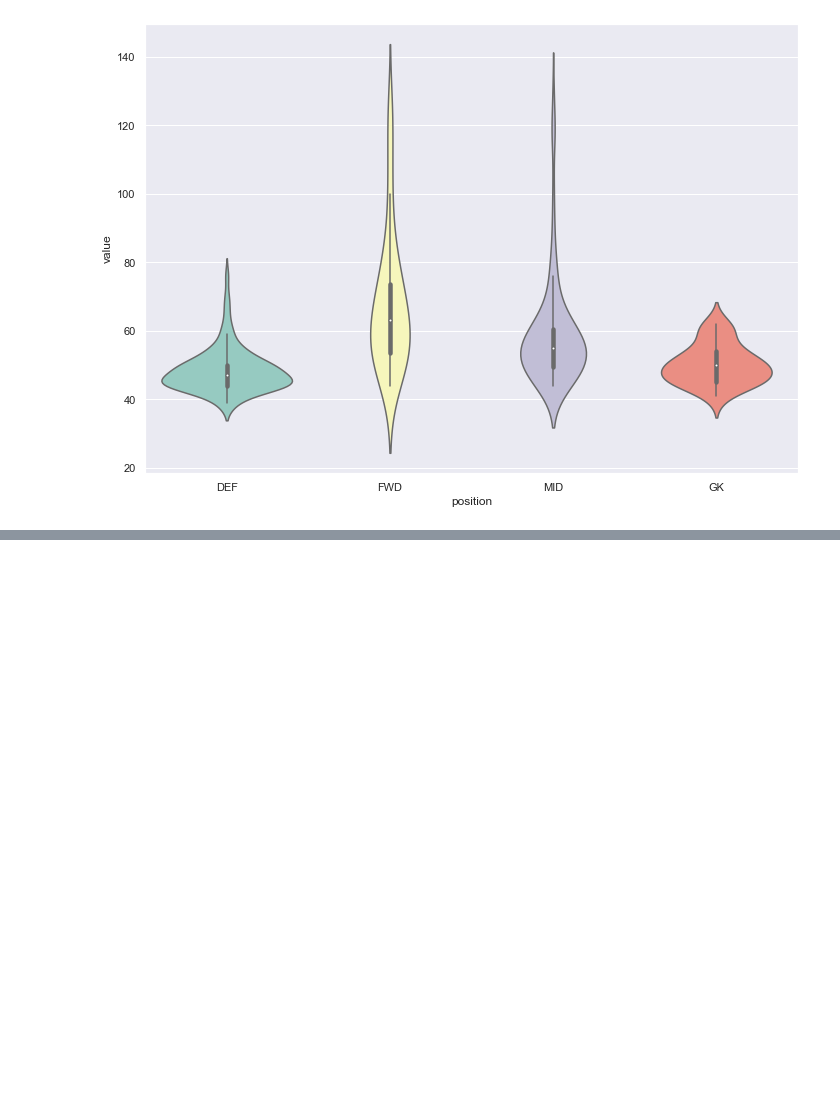
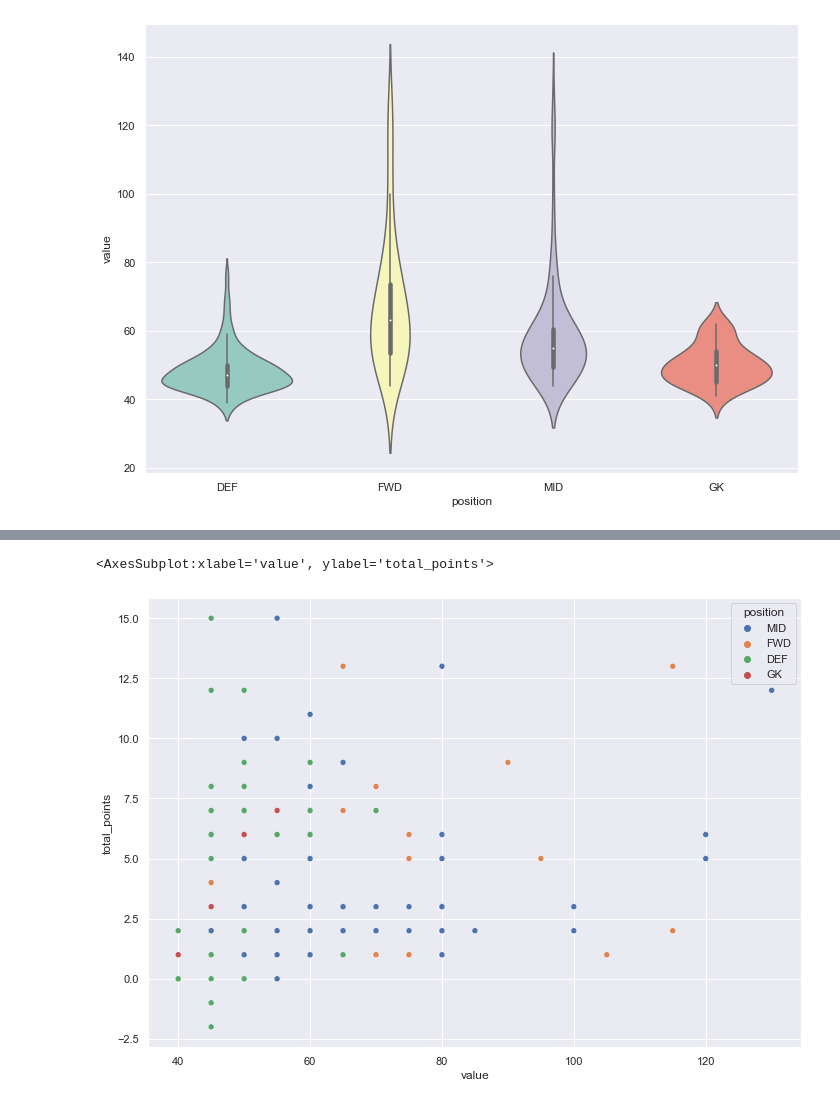
Before and after one commit to WayneQwele/FPLmodel, a Jupyter notebook: graphs.ipynb, the cells around one changed output, grey strips where cells are left out. Cells and saved outputs as stored; diff of their text form; code cells hidden in the pictures; blank space fills up the shorter version.

```diff
--- a/graphs.ipynb
+++ b/graphs.ipynb
@@ -487,0 +499,5 @@ sns.violinplot( x="position"
+# %%
+#last week performance of players who balled
+
+newgame_df = pd.read_csv("Fantasy-Premier-League/data/2022-23/gws/gw1.csv")
+newgame_df.sample(5)
@@ -487,0 +511,11 @@ sns.violinplot( x="position"
+# %%
+
+
+sns.scatterplot(x="value"
+                ,y="total_points"
+                ,hue="position"
+                ,data=newgame_df.query("round ==1 & minutes >0")
+                ,)
+# %% [output]
+<AxesSubplot:xlabel='value', ylabel='total_points'>
+[figure, added]
```
Also changed, not shown: parts of 5 cells of this notebook, 1 other file.
